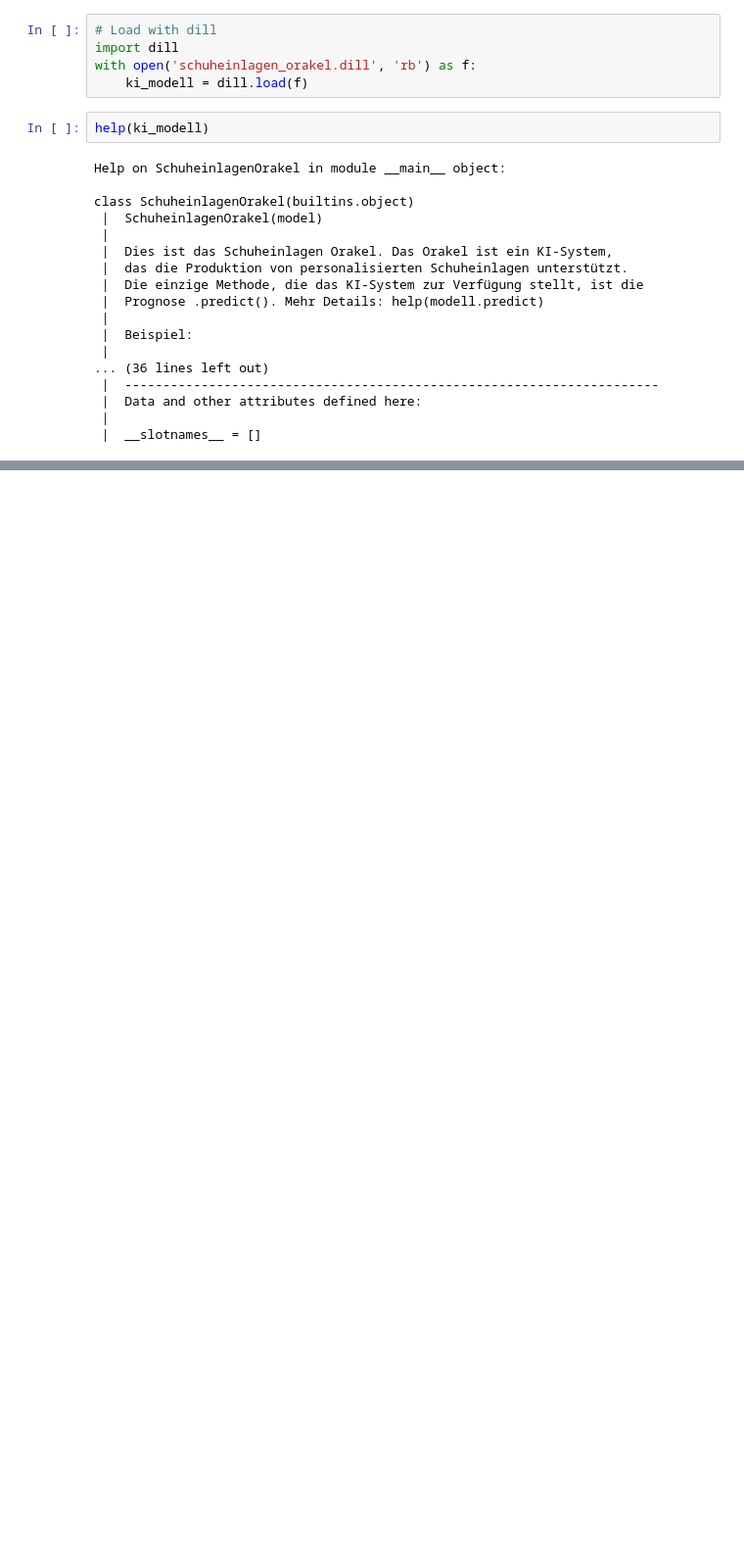
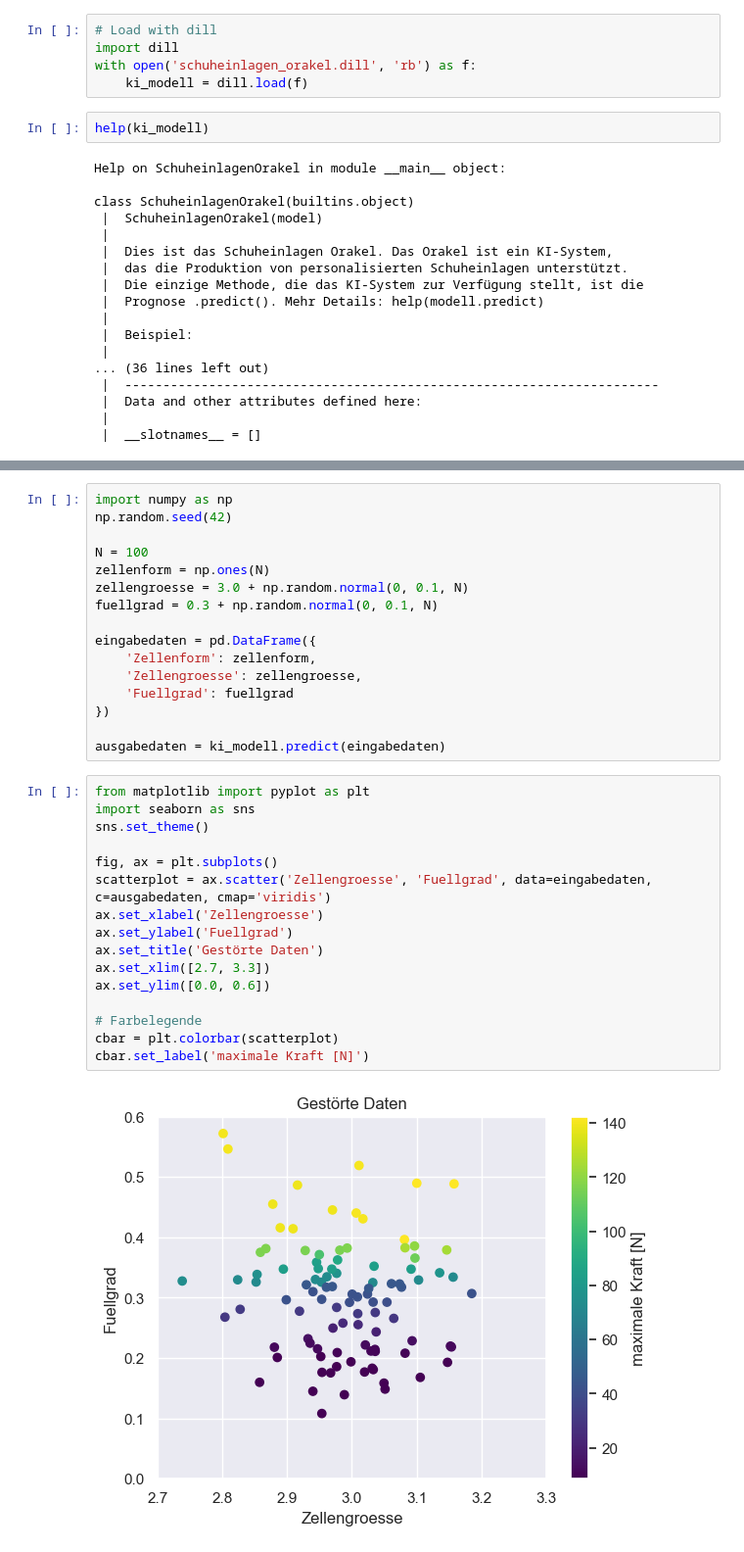
Before and after one commit to gramschs/xai, a Jupyter notebook: doc/tmp.ipynb, the cells around one changed output, grey strips where cells are left out. Shown: that part at 98% size. Saved outputs shown, nothing was run; the diff lists cells and outputs as text; blank space fills up the shorter version.

```diff
--- a/doc/tmp.ipynb
+++ b/doc/tmp.ipynb
@@ -25,0 +39,34 @@ class SchuheinlagenOrakel(builtins.object)
+# %%
+import numpy as np
+np.random.seed(42)
+
+N = 100
+zellenform = np.ones(N)
+zellengroesse = 3.0 + np.random.normal(0, 0.1, N)
+fuellgrad = 0.3 + np.random.normal(0, 0.1, N)
+
+eingabedaten = pd.DataFrame({
+    'Zellenform': zellenform,
+    'Zellengroesse': zellengroesse,
+    'Fuellgrad': fuellgrad
+})
+
+ausgabedaten = ki_modell.predict(eingabedaten)
+# %%
+from matplotlib import pyplot as plt
+import seaborn as sns
+sns.set_theme()
+
+fig, ax = plt.subplots()
+scatterplot = ax.scatter('Zellengroesse', 'Fuellgrad', data=eingabedaten, c=ausgabedaten, cmap='viridis')
+ax.set_xlabel('Zellengroesse')
+ax.set_ylabel('Fuellgrad')
+ax.set_title('Gestörte Daten')
+ax.set_xlim([2.7, 3.3])
+ax.set_ylim([0.0, 0.6])
+
+# Farbelegende
+cbar = plt.colorbar(scatterplot)
+cbar.set_label('maximale Kraft [N]')
+# %% [output]
+[figure, added]
```
Also changed, not shown: parts of 11 cells of this notebook, 5 other files.
